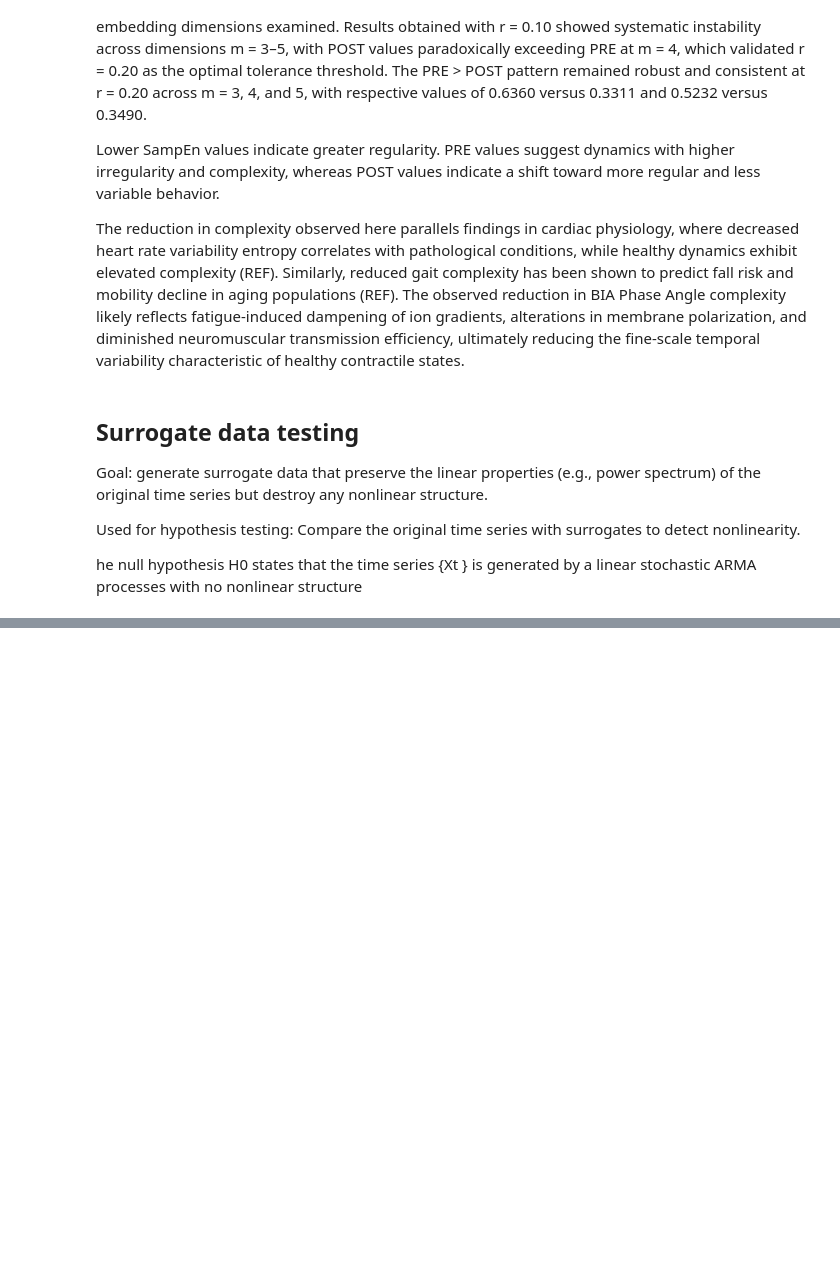
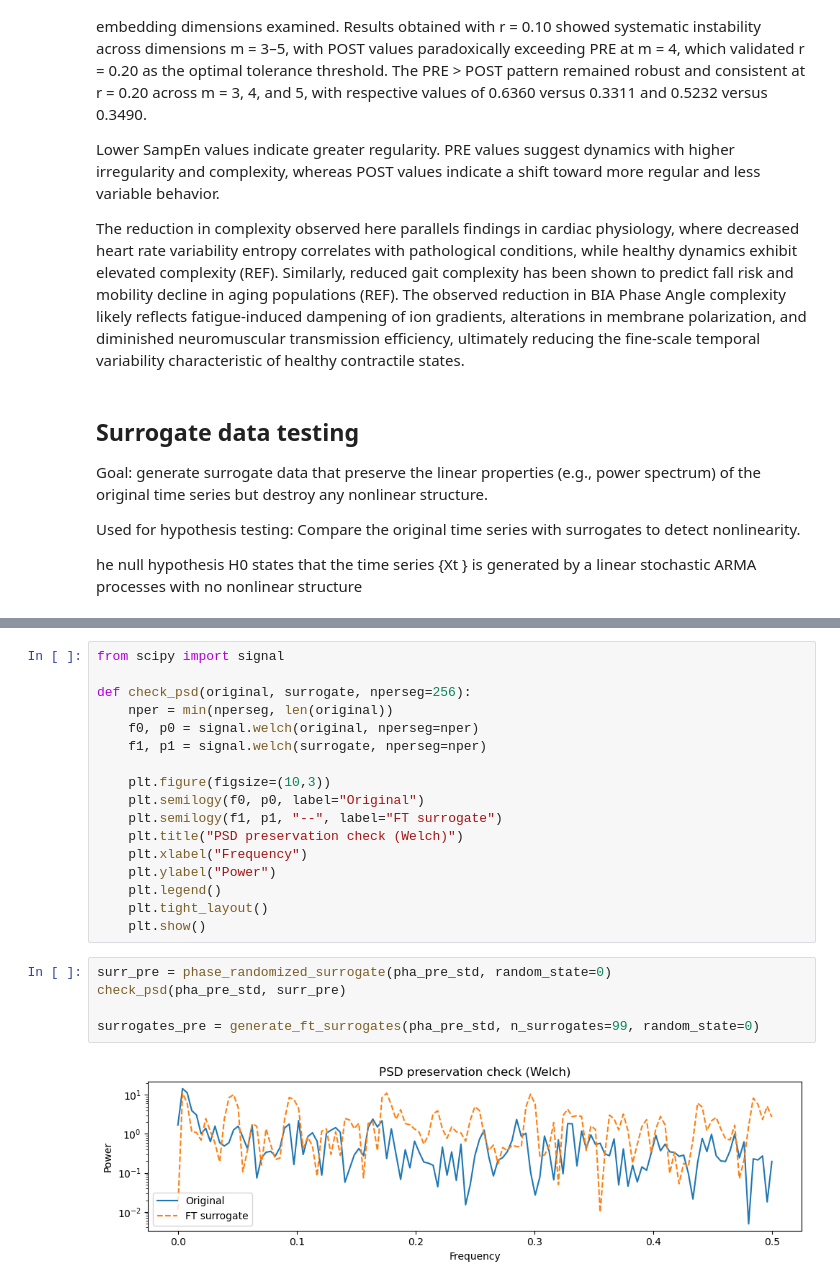
Before and after one commit to lucassavona85-png/Time-Series, a Jupyter notebook: code/RAW_BIA_LOADING.ipynb, the cells around one changed output, grey strips where cells are left out. Drawn from its saved outputs; the diff is of its cells as text; blank space fills up the shorter version.

```diff
--- a/code/RAW_BIA_LOADING.ipynb
+++ b/code/RAW_BIA_LOADING.ipynb
@@ -979,0 +627,24 @@ POST-FATIGUE: NONLINEAR (Regular)
+# %%
+from scipy import signal
+
+def check_psd(original, surrogate, nperseg=256):
+    nper = min(nperseg, len(original))
+    f0, p0 = signal.welch(original, nperseg=nper)
+    f1, p1 = signal.welch(surrogate, nperseg=nper)
+
+    plt.figure(figsize=(10,3))
+    plt.semilogy(f0, p0, label="Original")
+    plt.semilogy(f1, p1, "--", label="FT surrogate")
+    plt.title("PSD preservation check (Welch)")
+    plt.xlabel("Frequency")
+    plt.ylabel("Power")
+    plt.legend()
+    plt.tight_layout()
+    plt.show()
+# %%
+surr_pre = phase_randomized_surrogate(pha_pre_std, random_state=0)
+check_psd(pha_pre_std, surr_pre)
+
+surrogates_pre = generate_ft_surrogates(pha_pre_std, n_surrogates=99, random_state=0)
+# %% [output]
+[figure, added]
```
Also changed, not shown: parts of 12 cells of this notebook.
